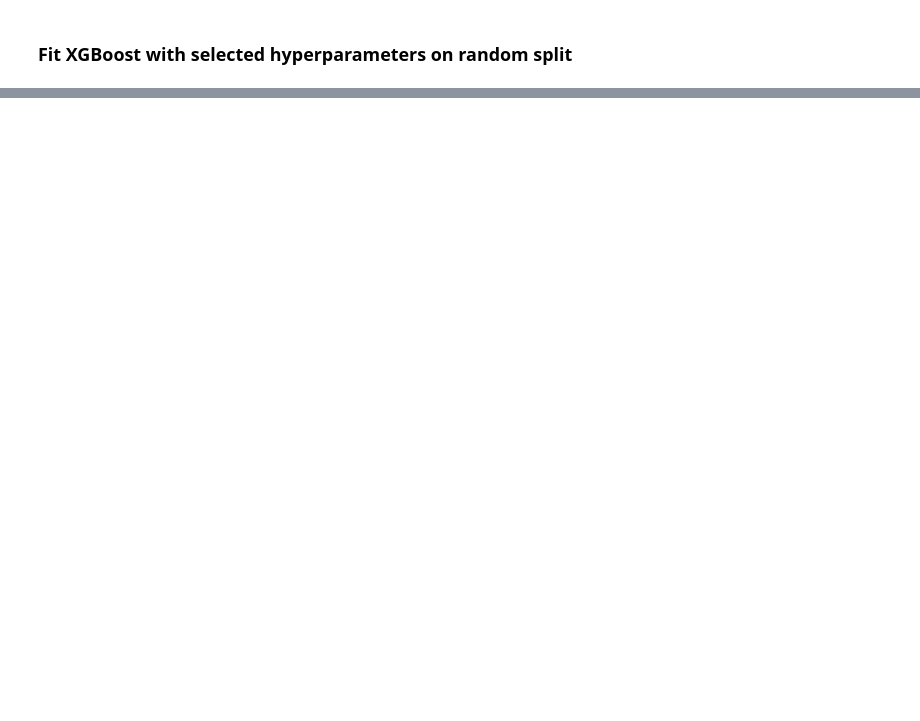
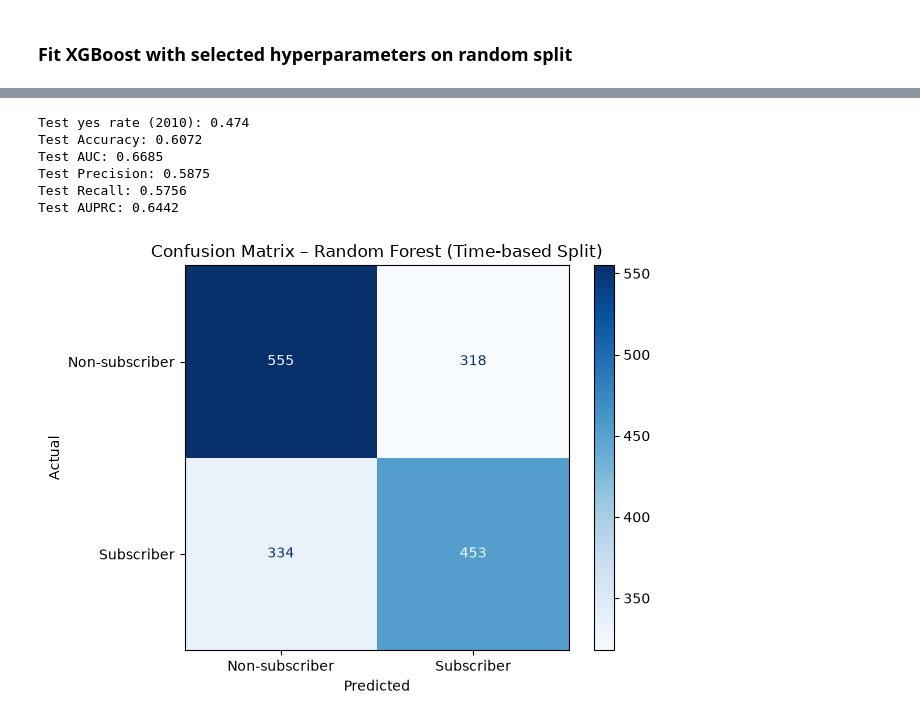
Before and after one commit to abigmugofcoffee/ml_hw, a Jupyter notebook: bank_marketing_project.ipynb, the cells around one changed output, grey strips where cells are left out. Drawn from its saved outputs; the diff is of its cells as text; code cells hidden in the pictures; blank space fills up the shorter version.

```diff
--- a/bank_marketing_project.ipynb
+++ b/bank_marketing_project.ipynb
@@ -998,0 +895,3 @@ Test AUPRC: 0.6442
+# %%
+print(best_random_split.iloc[0])
+best_settings_timebased_split = best_timebased_split["best setting"].iloc[0]
@@ -998,0 +904,9 @@ Test AUPRC: 0.6442
+# %%
+model_rf_timebased = RandomForestClassifier(n_estimators=200, min_samples_leaf=best_settings_timebased_split["min_samples_leaf"], max_features=best_settings_timebased_split["max_features"],
+                                random_state=0, n_jobs=-1)
+
+# time-based split: train on 2008-2009, test on 2010
+y3_train, y3_test = y.loc[idx_tr3], y.loc[idx_te3]
+model_rf_timebased.fit(X.loc[idx_tr3], y3_train)
+
+test_probabilities = model_rf_timebased.predict_proba(X.loc[idx_te3])[:, 1]
@@ -998,0 +931,33 @@ Test AUPRC: 0.6442
+# %%
+threshold = 0.25
+test_predictions = (test_probabilities >= threshold).astype(int)
+
+print("Test yes rate (2010):", round(y3_test.mean(), 3))
+print("Test Accuracy:", round(accuracy_score(y3_test, test_predictions), 4))
+print("Test AUC:", round(roc_auc_score(y3_test, test_probabilities), 4))
+print("Test Precision:", round(precision_score(y3_test, test_predictions), 4))
+print("Test Recall:", round(recall_score(y3_test, test_predictions), 4))
+print("Test AUPRC:", round(average_precision_score(y3_test, test_probabilities), 4))
+
+# Confusion matrix
+cm = confusion_matrix(y3_test, test_predictions, labels=[0, 1])
+
+disp = ConfusionMatrixDisplay(
+    confusion_matrix=cm,
+    display_labels=['Non-subscriber', 'Subscriber']
+)
+
+disp.plot(cmap='Blues', values_format='d')
+plt.title('Confusion Matrix – Random Forest (Time-based Split)')
+plt.xlabel('Predicted')
+plt.ylabel('Actual')
+plt.tight_layout()
+plt.show()
+# %% [output]
+Test yes rate (2010): 0.474
+Test Accuracy: 0.6072
+Test AUC: 0.6685
+Test Precision: 0.5875
+Test Recall: 0.5756
+Test AUPRC: 0.6442
+[figure, added]
```
Also changed, not shown: parts of 34 cells of this notebook.
